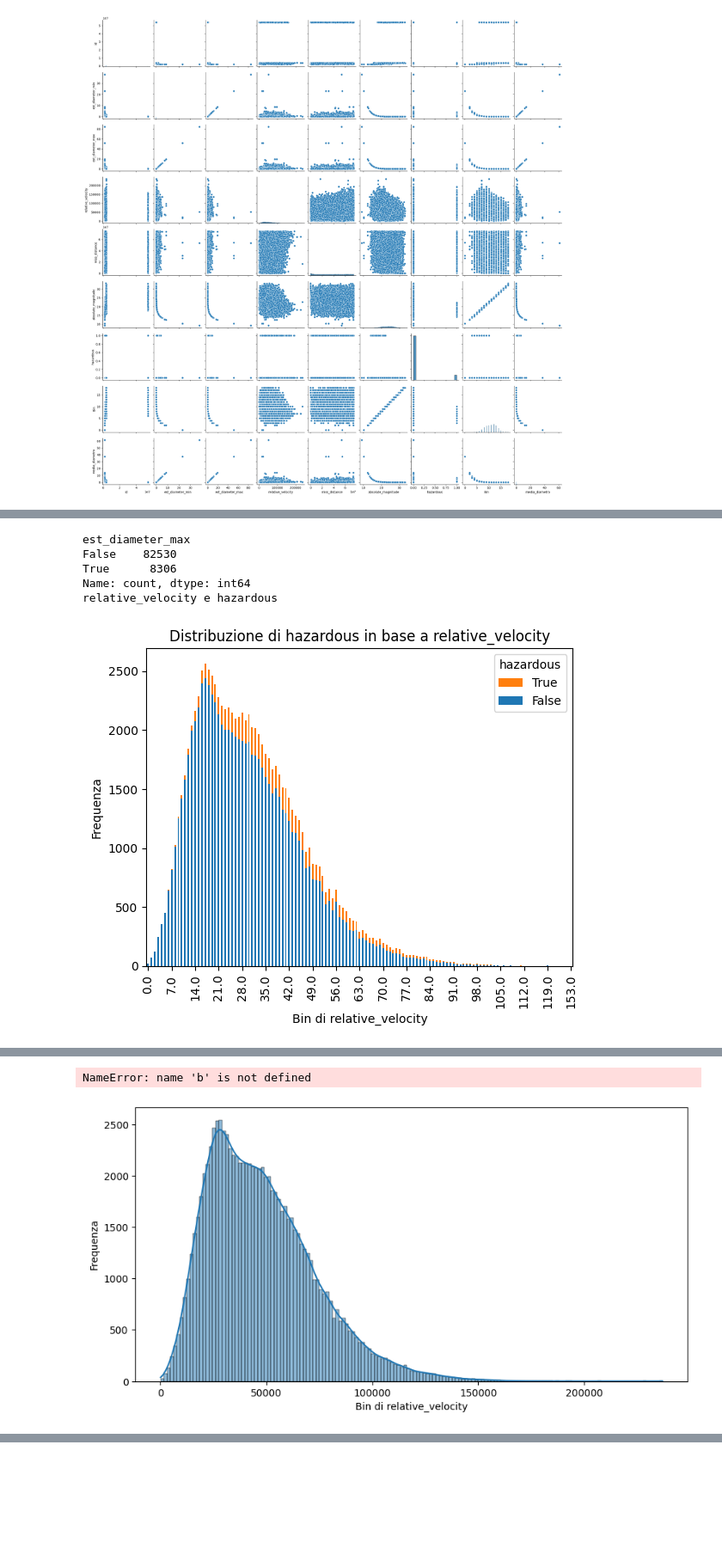
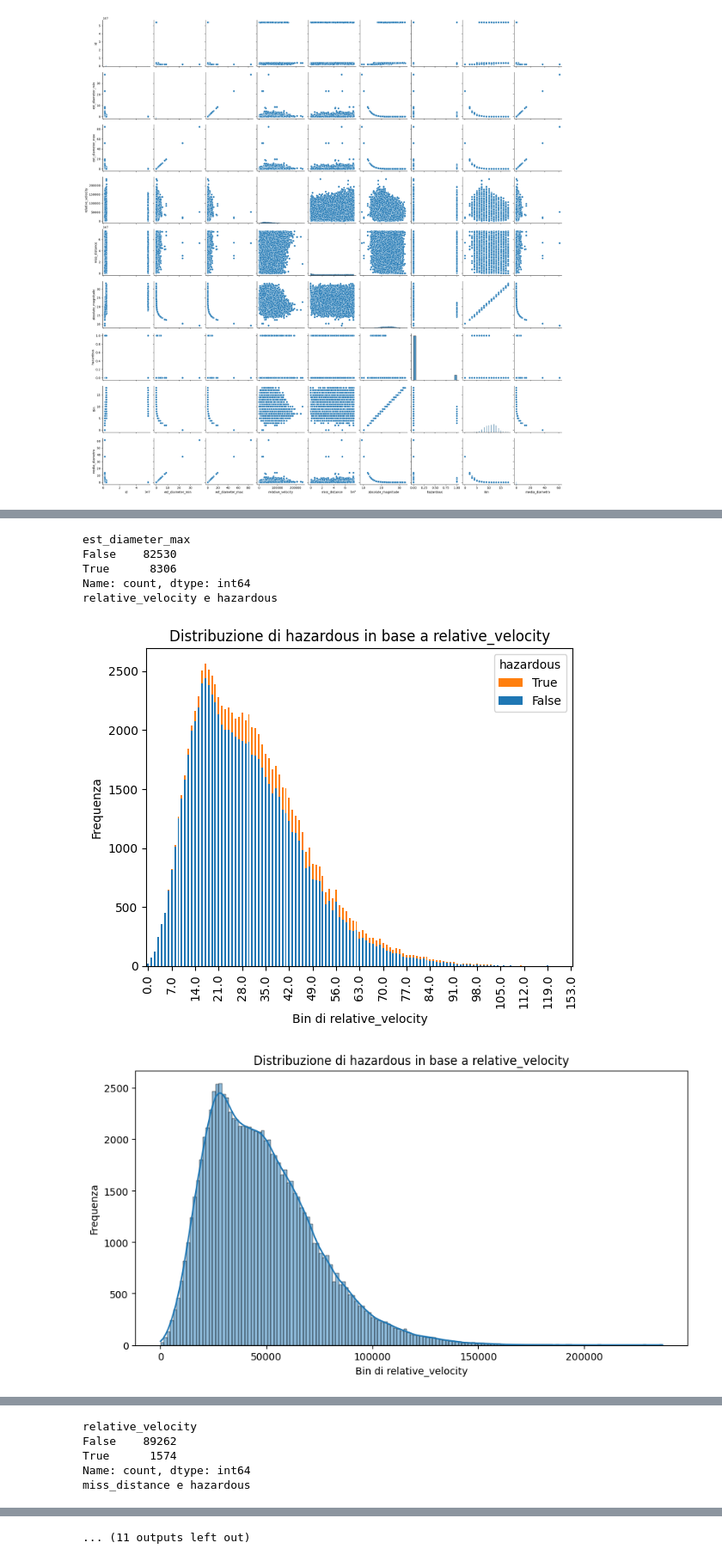
Before and after one commit to LolloMagicMagia/ML-Laboratory, a Jupyter notebook: Progetto.ipynb, the cells around one changed output, grey strips where cells are left out. Shown at 86% size. Drawn from its saved outputs; the diff is of its cells as text; code cells hidden in the pictures; blank space fills up the shorter version.

```diff
--- a/Progetto.ipynb
+++ b/Progetto.ipynb
@@ -514,7 +513,7 @@ def bar_plot(a, b, df, n_class):
 
     plt.show()
 
-def bar_distribution(a, df, n_class):
+def bar_distribution(a, b, df, n_class):
    #Esempio di utilizzo con dati contenenti outliers
     num_bins_fd = n_class
 
@@ -561,31 +560,32 @@ var_list.remove("id")
 
 n_class_diameter = 100
 
 for a in var_list:
     print(a + " e hazardous")
     if a == "est_diameter_min" or a == "est_diameter_max":
         bar_plot(a, "hazardous", df, n_class_diameter)
         boxPlot("hazardous", a, df)
         printOutliers(a)
     elif a != "Bin":
         bar_plot(a, "hazardous", df, freedman_diaconis_bins(df[a]))
-        bar_distribution(a, df, freedman_diaconis_bins(df[a]))
+        bar_distribution(a, "hazardous",df, freedman_diaconis_bins(df[a]))
         boxPlot("hazardous", a, df)
         printOutliers(a)
 # %% [output]
 est_diameter_min e hazardous
 [figure]
 [figure]
 est_diameter_min
 False    82530
 True      8306
 Name: count, dtype: int64
 est_diameter_max e hazardous
 [figure]
 [figure]
 est_diameter_max
 False    82530
 True      8306
 Name: count, dtype: int64
 relative_velocity e hazardous
 [figure]
+[figure, new version]
@@ -592,2 +593,5 @@ relative_velocity e hazardous
-NameError: name 'b' is not defined
+relative_velocity
+False    89262
+True      1574
+Name: count, dtype: int64
+miss_distance e hazardous
-[figure, old version]
@@ -594,3 +599,4 @@ NameError: name 'b' is not defined
+... (11 outputs left out)
 # %%
 var_list = df.columns.tolist()
 
```
Also changed, not shown: parts of 2 cells of this notebook.
